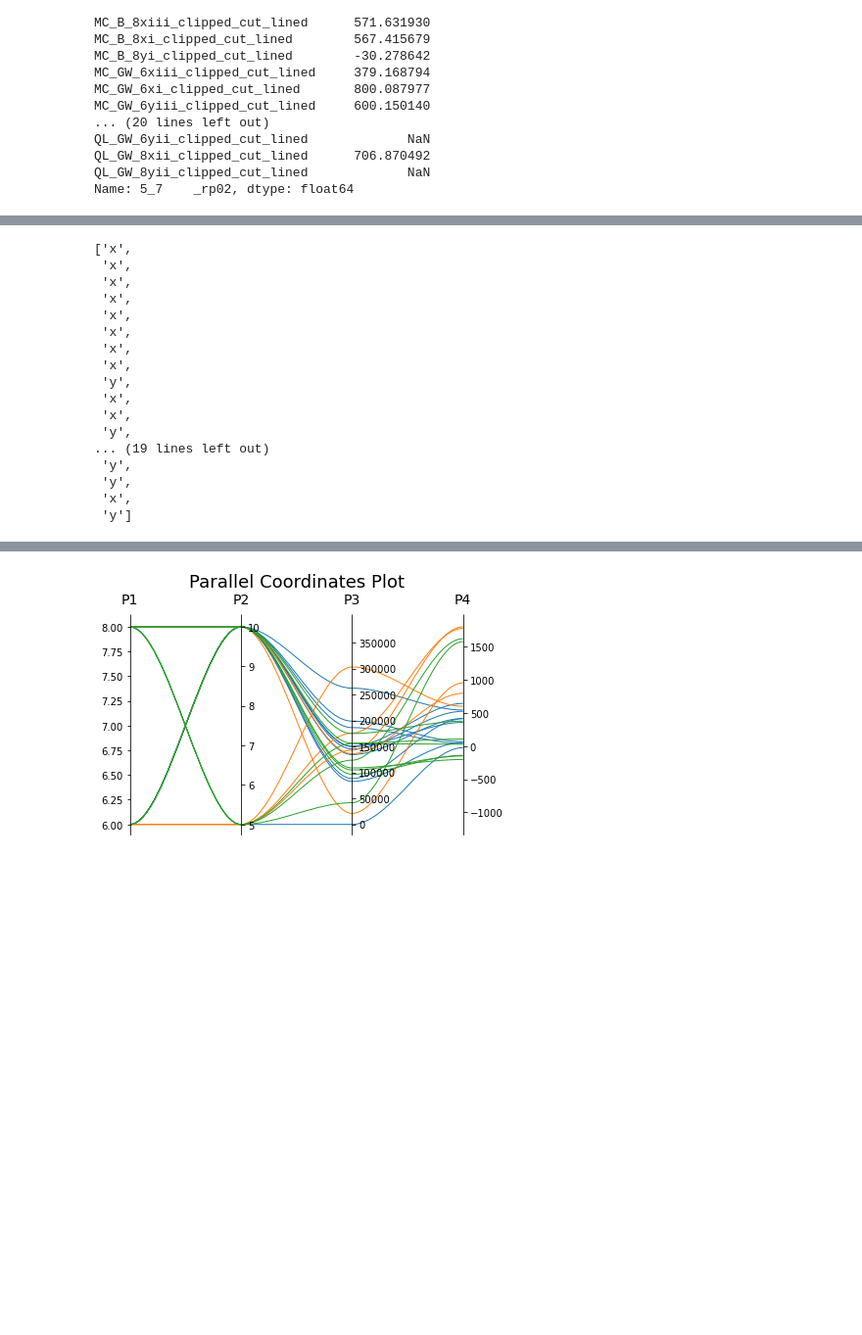
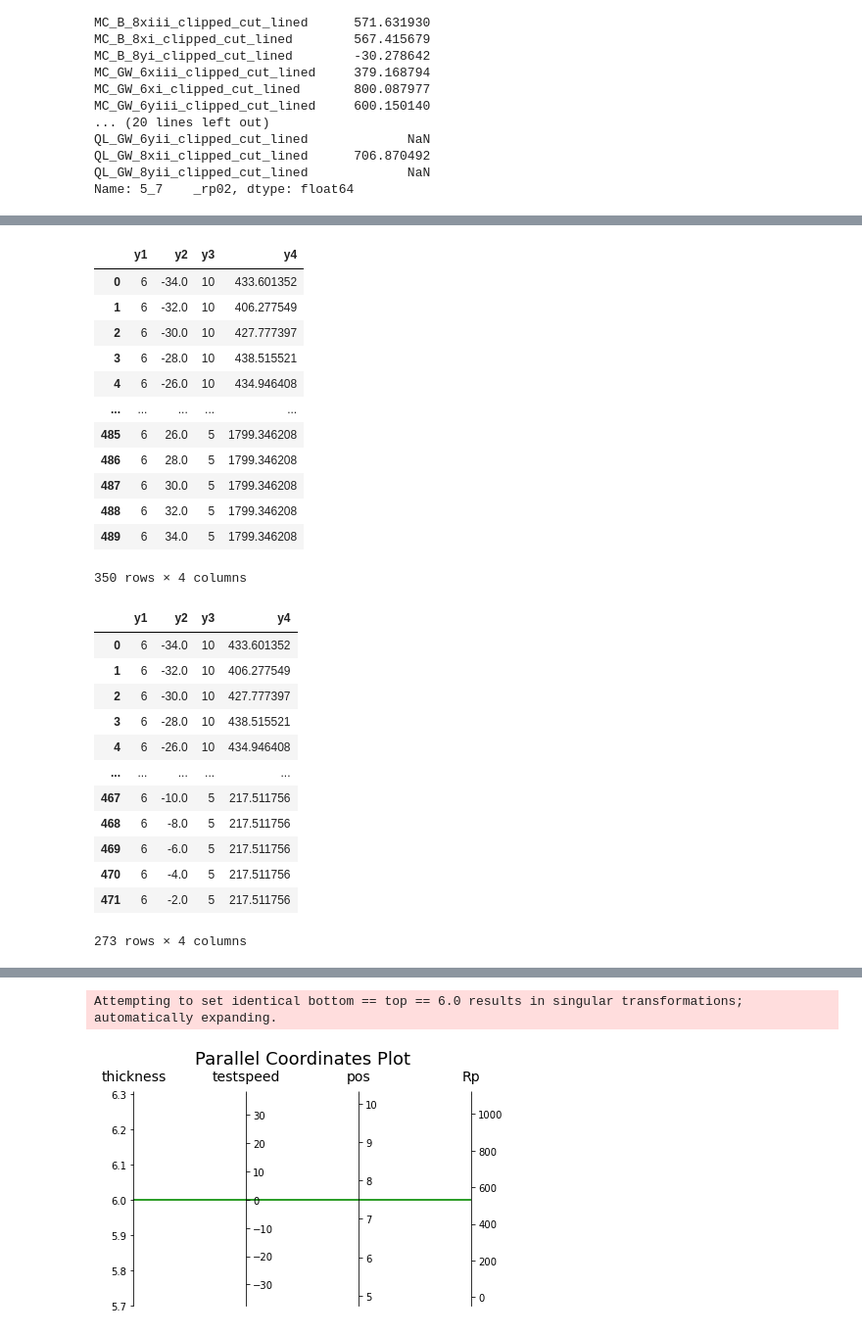
Before and after one commit to KMDE-10/DIC, a Jupyter notebook: pickle_import_analys.ipynb, the cells around one changed output, grey strips where cells are left out. Shown at 98% size. Drawn from its saved outputs; the diff is of its cells as text; code cells hidden in the pictures; blank space fills up the shorter version.

Commit message:
explode und plot eingebaut probleme mit der berechnung von rp02

```diff
--- a/pickle_import_analys.ipynb
+++ b/pickle_import_analys.ipynb
@@ -537,0 +650,3 @@ Name: 5_7    _rp02, dtype: float64
+# %%
+for i in tests_df.index:
+    plt.plot(posts,tests_df.loc[i,'Rp'])
@@ -538,23 +655,5 @@ Name: 5_7    _rp02, dtype: float64
 # %%
-display(list(tests_df.testspeed))
+#display(list(tests_df.testspeed))
-# %% [output]
-['x',
- 'x',
- 'x',
- 'x',
- 'x',
- 'x',
- 'x',
- 'x',
- 'y',
- 'x',
- 'x',
- 'y',
-... (19 lines left out)
- 'y',
- 'y',
- 'x',
- 'y']
 # %%
 import matplotlib.pyplot as plt
 from matplotlib.path import Path
@@ -564,14 +663,15 @@ import numpy as np
 fig, host = plt.subplots()
 
 # create some dummy data
-ynames = ['P1', 'P2', 'P3', 'P4']
+ynames = ['thickness', 'testspeed', 'pos', 'Rp']
 N1, N2, N3 = 10, 5, 8
 N = N1 + N2 + N3
 category = np.concatenate([np.full(N1, 1), np.full(N2, 2), np.full(N3, 3)])
-y1 = tests_df.plate_thickness.astype(int)
-y2 = tests_df.testspeed.map({'x':10,'y':5})
-y3 = [tests_df.loc[i,'31_33  _Emod'][0] for i in tests_df.index]
-y4 = tests_df['31_33  _rp02']
+y1 = plot.plate_thickness.astype(int)
+
+y2 = plot.post.astype(float)
+y3=plot.testspeed.map({'x':10,'y':5})
+y4 = plot.Rp.astype(float)
 #y5 = np.random.uniform(0, 800, N)
 
 all=pd.DataFrame({
@@ -582,7 +682,21 @@ all=pd.DataFrame({
 
 
 })
+display(all)
 all.dropna(axis=0,inplace=True)
+all=all[all['y4']>0]
+all=all[all['y4']<1500]
+display(all)
+
+import plotly.express as px
+df = px.data.iris()
+fig = px.parallel_coordinates(all, color="y4", labels={"y1": "plate_thickness",
+                "y2": "position", "y3": "test_speed",
+                "y4": "Rp" },
+                             color_continuous_scale=px.colors.qualitative.Dark24,
+                             color_continuous_midpoint=2)
+fig.show()
+
 
 y1=all['y1']
 y2=all['y2']
@@ -646,3 +760,29 @@ for j in range(N):
 plt.tight_layout()
 plt.show()
 # %% [output]
+|  | y1 | y2 | y3 | y4 |
+| 0 | 6 | -34.0 | 10 | 433.601352 |
+| 1 | 6 | -32.0 | 10 | 406.277549 |
+| 2 | 6 | -30.0 | 10 | 427.777397 |
+| 3 | 6 | -28.0 | 10 | 438.515521 |
+| 4 | 6 | -26.0 | 10 | 434.946408 |
+| ... | ... | ... | ... | ... |
+| 485 | 6 | 26.0 | 5 | 1799.346208 |
+| 486 | 6 | 28.0 | 5 | 1799.346208 |
+| 487 | 6 | 30.0 | 5 | 1799.346208 |
+| 488 | 6 | 32.0 | 5 | 1799.346208 |
+| 489 | 6 | 34.0 | 5 | 1799.346208 |
+350 rows × 4 columns
+|  | y1 | y2 | y3 | y4 |
+| 0 | 6 | -34.0 | 10 | 433.601352 |
+| 1 | 6 | -32.0 | 10 | 406.277549 |
+| 2 | 6 | -30.0 | 10 | 427.777397 |
+| 3 | 6 | -28.0 | 10 | 438.515521 |
+| 4 | 6 | -26.0 | 10 | 434.946408 |
+| ... | ... | ... | ... | ... |
+| 467 | 6 | -10.0 | 5 | 217.511756 |
+| 468 | 6 | -8.0 | 5 | 217.511756 |
+| 469 | 6 | -6.0 | 5 | 217.511756 |
+| 470 | 6 | -4.0 | 5 | 217.511756 |
+| 471 | 6 | -2.0 | 5 | 217.511756 |
+273 rows × 4 columns
@@ -649 +790,2 @@ plt.show()
+Attempting to set identical bottom == top == 6.0 results in singular transformations; automatically expanding.
-[figure, old version]
+[figure, new version]
```
Also changed, not shown: parts of 3 cells of this notebook.
